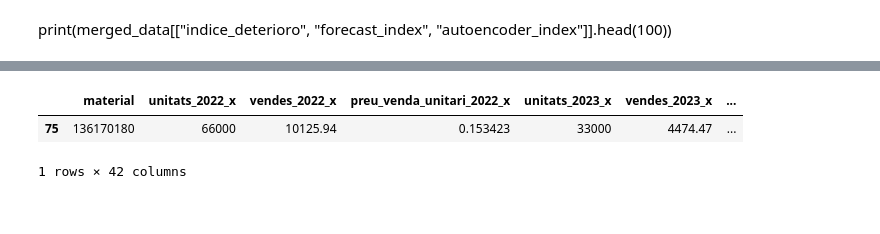
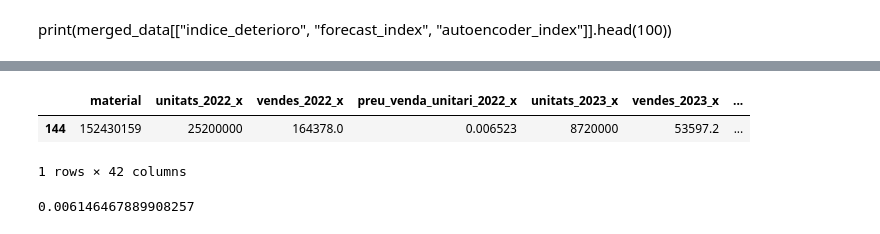
Before and after one commit to caiselvas/challenge-auditoria, a Jupyter notebook: indexs_interpretation.ipynb, the cells around one changed output, grey strips where cells are left out. Cells and saved outputs as stored; diff of their text form; code cells hidden in the pictures.

Commit message:
MOD save datas

```diff
--- a/indexs_interpretation.ipynb
+++ b/indexs_interpretation.ipynb
@@ -102,8 +102,12 @@ plt.plot(merged_data["forecast_index"] + merged_data["indice_deterioro"] + merge
 # %%
 merged_data["sum_indexs"]= merged_data["forecast_index"] + merged_data["indice_deterioro"] + merged_data["autoencoder_index"]
 # %%
-merged_data[merged_data["sum_indexs"] == max(merged_data["sum_indexs"])]
+merged_data[merged_data["sum_indexs"] == min(merged_data["sum_indexs"])]
 # %% [output]
 |  | material | unitats_2022_x | vendes_2022_x | preu_venda_unitari_2022_x | unitats_2023_x | vendes_2023_x | ... |
-| 75 | 136170180 | 66000 | 10125.94 | 0.153423 | 33000 | 4474.47 | ... |
+| 144 | 152430159 | 25200000 | 164378.0 | 0.006523 | 8720000 | 53597.2 | ... |
 1 rows × 42 columns
+# %%
+merged_data.iloc[144]["preu_venda_unitari_2023_x"]
+# %% [output]
+0.006146467889908257
```
Also changed, not shown: parts of 12 cells of this notebook, 3 other files.
